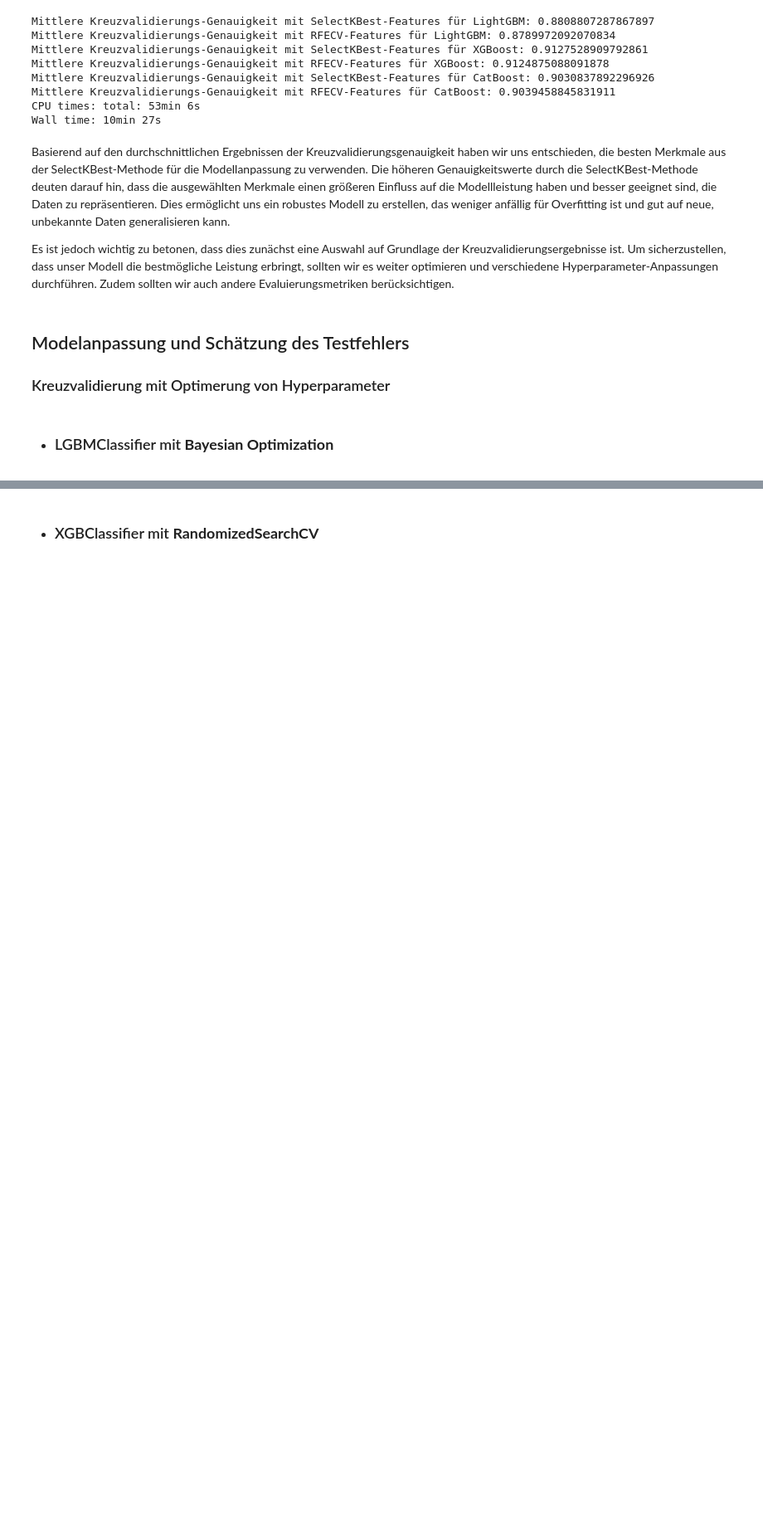
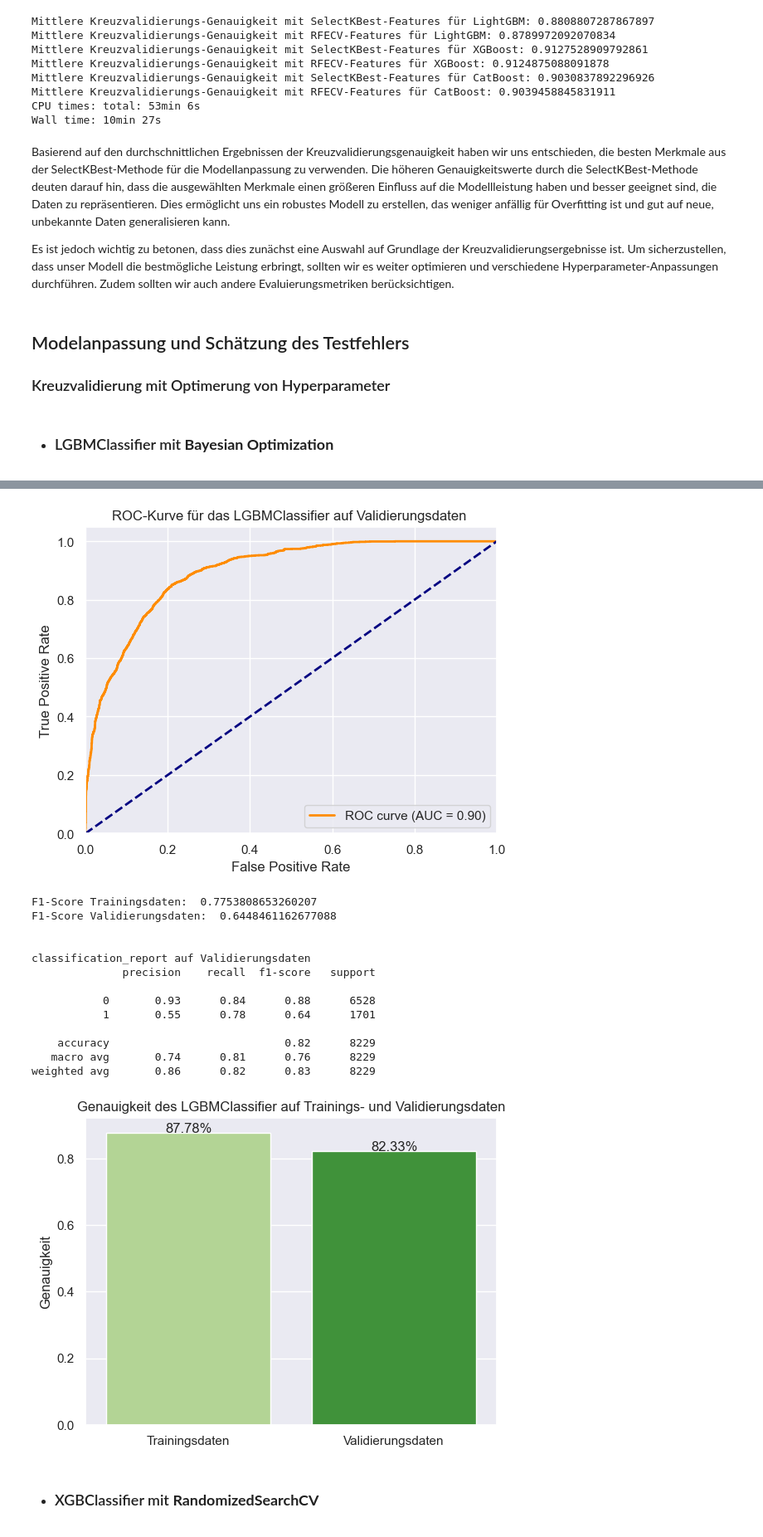
Before and after one commit to hahaha996/Data_Mining_Projekt, a Jupyter notebook: Projekt_DM (1).ipynb, the cells around one changed output, grey strips where cells are left out. Shown at 83% size. Drawn from its saved outputs; the diff is of its cells as text; code cells hidden in the pictures; blank space fills up the shorter version.

```diff
--- a/Projekt_DM (1).ipynb
+++ b/Projekt_DM (1).ipynb
@@ -1046,19 +1059,17 @@ And if memory is not enough, you can set `force_col_wise=true`.
 # %%
-best_model_lgbm = lgb.LGBMClassifier(n_jobs=16, verbose=0,bagging_fraction= 0.9972055022804187,
- feature_fraction= 0.8386133653331375,
- lambda_l1= 0.303693313961628,
- lambda_l2= 0.8461034903175555,
- learning_rate= 0.1300097487520304,
- max_bin= 75,
- max_depth= 11,
- min_data_in_leaf= 26,
- min_sum_hessian_in_leaf= 94.34910369995325,
- num_leaves= 70,
- subsample= 0.5231418824080631,
- objective= 'binary',
- metric= 'binary_error',
- is_unbalance= True,
- boost_from_average =False)
+best_model_lgbm = lgb.LGBMClassifier(bagging_fraction= 0.9280786928822388,
+ feature_fraction= 0.5869250335390612,
+ learning_rate= 0.11437976620936573,
+ max_bin': 88,
+ 'max_depth': 24,
+ 'min_data_in_leaf': 61,
+ 'min_sum_hessian_in_leaf': 32.93481038105413,
+ 'num_leaves': 25,
+ 'subsample': 0.805623782185316,
+ 'objective': 'binary',
+ 'metric': 'binary_error',
+ 'is_unbalance': True,
+ 'boost_from_average': False)
 
 best_model_lgbm.fit(frame_train[selectkbest_features], y_train)
 
@@ -1115,3 +1126,4 @@ def plot_accuracy(results, title):
 
 results = {'Trainingsdaten': accuracy_train_lgbm, 'Validierungsdaten': accuracy_val_lgbm}
 plot_accuracy(results, 'Genauigkeit des LGBMClassifier auf Trainings- und Validierungsdaten')
+# %% [output]
@@ -1118,3 +1147,18 @@ plot_accuracy(results, 'Genauigkeit des LGBMClassifier auf Trainings- und Validi
+[figure, added]
+F1-Score Trainingsdaten:  0.7753808653260207
+F1-Score Validierungsdaten:  0.6448461162677088
+
+
+classification_report auf Validierungsdaten
+              precision    recall  f1-score   support
+
+           0       0.93      0.84      0.88      6528
+           1       0.55      0.78      0.64      1701
+
+    accuracy                           0.82      8229
+   macro avg       0.74      0.81      0.76      8229
+weighted avg       0.86      0.82      0.83      8229
+[figure, added]
 # %% [markdown]
 -  ### XGBClassifier mit **RandomizedSearchCV**
 # %%
```
Also changed, not shown: parts of 6 cells of this notebook.
